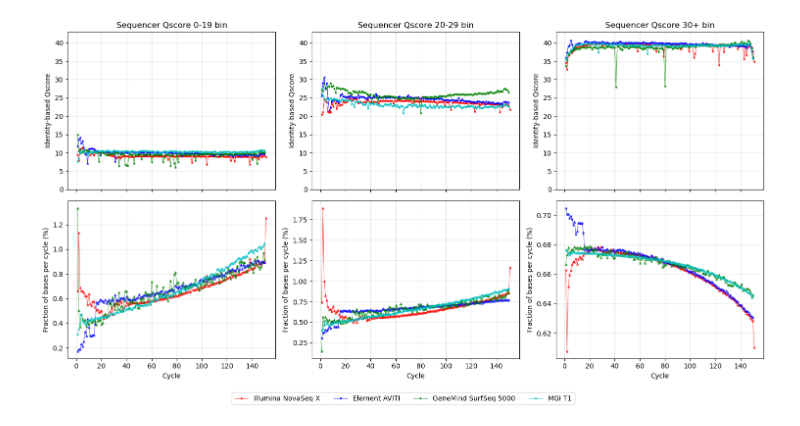
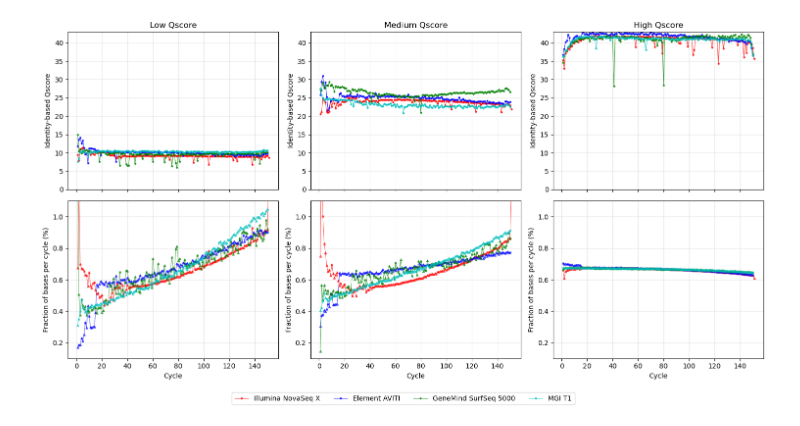
Before and after one commit to LucaBertoli/SnakeMake_Sequencing_Identity, a Jupyter notebook: scripts/plot_identity_BQ_stratifiction_per_cycle.ipynb, the cells around one changed output. Saved outputs shown, nothing was run; the diff lists cells and outputs as text; code cells hidden in the pictures.

```diff
--- a/scripts/plot_identity_BQ_stratifiction_per_cycle.ipynb
+++ b/scripts/plot_identity_BQ_stratifiction_per_cycle.ipynb
@@ -598,45 +692,51 @@ for i, quality in enumerate(all_bins[:3]):  # usa i primi 3 bin
             )
 
     # --- Etichette e titoli ---
-    ax_q.set_title(f"Sequencer Qscore {quality} bin")
+    bin_titles = {
+        "0-19": "Low Qscore",
+        "20-29": "Medium Qscore",
+        "30+": "High Qscore"
+    }
+    ax_q.set_title(bin_titles.get(quality, quality))
     ax_q.set_ylabel("Identity-based Qscore")
     ax_b.set_xlabel("Cycle")
     ax_b.set_ylabel("Fraction of bases per cycle (%)")
     ax_q.grid(True, alpha=0.3)
     ax_b.grid(True, alpha=0.3)
-    # ax_b.set_ylim(0, 2)  # la somma totale del bin = 1
+    ax_b.set_ylim(0.1, 1.1)  # la somma totale del bin = 1
 
     # Range personalizzati per Qscore
     # if quality == "0-19":
     #     ax_q.set_ylim(0, 19)
     # elif quality == "20-29":
     #     ax_q.set_ylim(20, 32)
     # elif quality == "30+":
     #     ax_q.set_ylim(30, 43)
     # else:
     #     ax_q.set_ylim(0, 43)
     ax_q.set_ylim(0, 43)
 
 # --- Legenda globale (solo Qscore) ---
 lines, labels = [], []
 for ax_i in axes_qscore:
     line, label = ax_i.get_legend_handles_labels()
     lines.extend(line)
     labels.extend(label)
 
 fig.legend(
     lines[:len(tech_dfs)],
     labels[:len(tech_dfs)],
     loc="lower center",
     ncol=len(tech_dfs),
     fontsize=10,
     frameon=True,
 )
 
+
 plt.tight_layout(rect=[0, 0.05, 1, 1])
 plt.show()
 # %% [output]
-[figure, old version]
+[figure, new version]
 # %%
 ####normalizzazione per base
 # Dizionario con i dataframe e il nome della tecnologia
```
Also changed, not shown: parts of 13 cells of this notebook, 5 other files.
